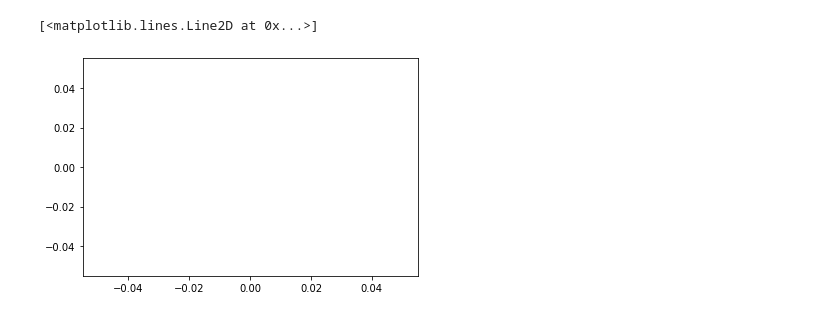
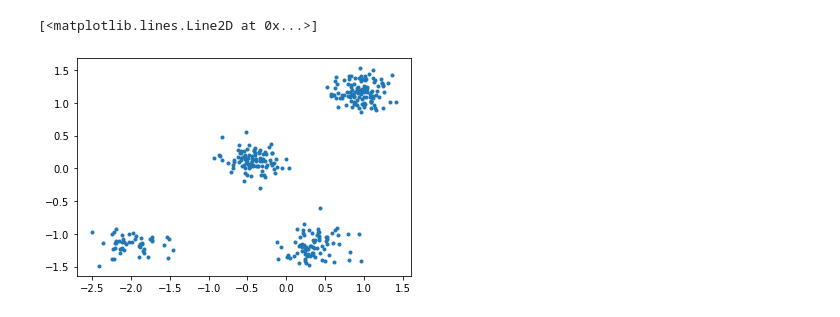
Before and after one commit to arek544/DBSCAN, a Jupyter notebook: dbscan.ipynb, the cells around one changed output. Cells and saved outputs as stored; diff of their text form; code cells hidden in the pictures.

```diff
--- a/dbscan.ipynb
+++ b/dbscan.ipynb
@@ -1,93 +1,36 @@
 # %%
 import random
 import numpy
 import matplotlib.pyplot as plt
 from scipy.spatial import distance
 
 #parameters:
 
-epsilon = 1
+epsilon = 10
 minPts = 10
 
-cluster = []
-core_points = []
+
 #exaple data
 
 def GenerateData():
 
     x1=numpy.random.randn(50,2)
     x2x=numpy.random.randn(80,1)+12
     x2y=numpy.random.randn(80,1)
     x2=numpy.column_stack((x2x,x2y))
     x3=numpy.random.randn(100,2)+8
     x4=numpy.random.randn(120,2)+15
     data=numpy.concatenate((x1,x2,x3,x4))
     data = numpy.ndarray.tolist(data)
 
     return data
 
 data = GenerateData()
+from sklearn.preprocessing import StandardScaler
 
-
-def RandomPointPick(data):
-    random_start_point = random.choice(data)
-    return random_start_point
-
-random_start_point = RandomPointPick(data)
-
-def CheckNeighbors(random_start_point, data):
-    for i in data:
-        if distance.euclidean(i, random_start_point) <= epsilon:
-                core_points.append(i)
-        for i in core_points:
-            if i in data:
-                data.remove(i)
-            new_data = data
-
-            return core_points, new_data
-
-core_points, new_data = CheckNeighbors(random_start_point, data)
-
-def CheckCluster(core_points, new_data):
-    if len(core_points) >= minPts:
-        for i in core_points:
-            for j in new_data:
-                if distance.euclidean(j, i) <= epsilon:
-                    cluster.append(j)
-    return cluster
-
-cluster = CheckCluster(core_points, new_data)
-plt.plot(cluster)
-
-# def CheckEpsilon(data, random_start_point, epsilon):
-#         for i in data:
-#             if distance.euclidean(i, random_start_point) <= epsilon:
-#                 core_points.append(i)
-#                 core_points.append(random_start_point)
-#                 # print(data)
-#                 # print(core_points)
-#                 [item for item in data if item not in core_points]
-#                 if len(core_points) >= minPts:
-#                     for j in new_data:
-#                         for k in core_points:
-#                             if distance.euclidean(j, k) <= epsilon:
-#                                 cluster.append(k)
-#                     full_claster = (*cluster, *core_points)
-#                     return core_points,  full_claster
-
-# def CheckMinPts(core_points):
-#     if len(core_points) >= minPts:
-#         print("Is cluster")
-#         for i in core_points:
-#             if
-#     else:
-#         print("No claster")
-
-
-
-# core_points, full_claster = CheckEpsilon(data, random_start_point, epsilon)
-# plt.plot(full_claster, '.')
-# CheckMinPts(core_points)
+scaler = StandardScaler()
+data = scaler.fit_transform(data)
+plt.plot(data[:,0], data[:,1], '.')
 # %% [output]
 [<matplotlib.lines.Line2D at 0x...>]
-[figure, old version]
+[figure, new version]
```
Also changed, not shown: parts of 5 cells of this notebook.
